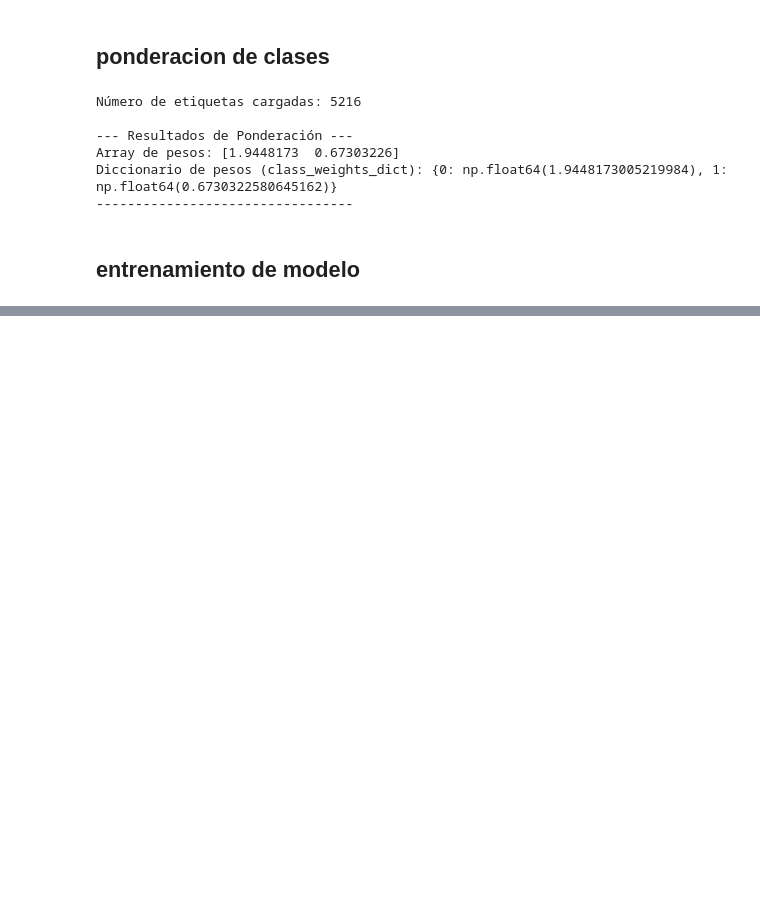
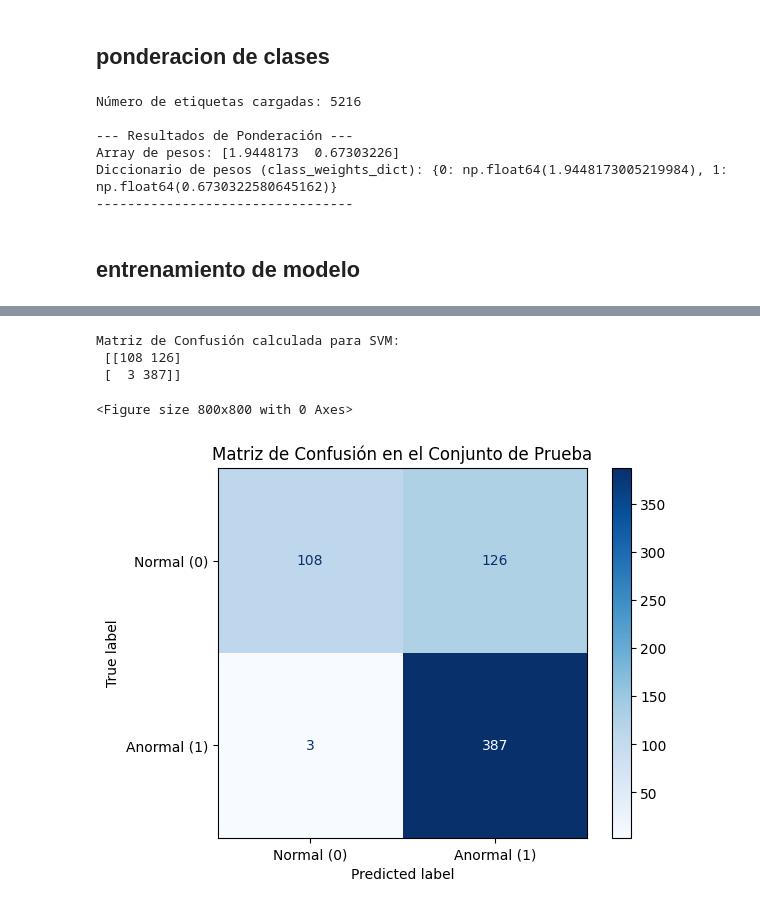
Before and after one commit to joscanoga/SmartVision_taller_3, a Jupyter notebook: Notebooks/seleccion_entrenamiento_modelo.ipynb, the cells around one changed output, grey strips where cells are left out. Drawn from its saved outputs; the diff is of its cells as text; code cells hidden in the pictures; blank space fills up the shorter version.

```diff
--- a/Notebooks/seleccion_entrenamiento_modelo.ipynb
+++ b/Notebooks/seleccion_entrenamiento_modelo.ipynb
@@ -191,0 +207,4 @@ Matriz de Confusión calculada:
+# %%
+svm_classifier = SVC(kernel='linear', probability=True)
+svm_classifier.fit(x_train_features, y_train_labels)
+y_svm_pred = svm_classifier.predict(x_test_features)
@@ -191,0 +213,6 @@ Matriz de Confusión calculada:
+# %%
+## metricas
+
+print("Reporte de Clasificación para SVM:\n")
+class_names = ['Normal (0)', 'Anormal (1)']
+print(classification_report(y_test_labels, y_svm_pred, target_names=class_names))
@@ -191,0 +230,22 @@ Matriz de Confusión calculada:
+# %%
+cm = confusion_matrix(y_test_labels, y_svm_pred)
+
+print("Matriz de Confusión calculada para SVM:\n", cm)
+
+
+# 4. Visualizar la matriz
+disp = ConfusionMatrixDisplay(
+    confusion_matrix=cm,
+    display_labels=class_names
+)
+
+plt.figure(figsize=(8, 8))
+disp.plot(cmap=plt.cm.Blues, values_format='d')
+plt.title('Matriz de Confusión en el Conjunto de Prueba')
+plt.show()
+# %% [output]
+Matriz de Confusión calculada para SVM:
+ [[108 126]
+ [  3 387]]
+<Figure size 800x800 with 0 Axes>
+[figure, added]
```
Also changed, not shown: parts of 12 cells of this notebook.
